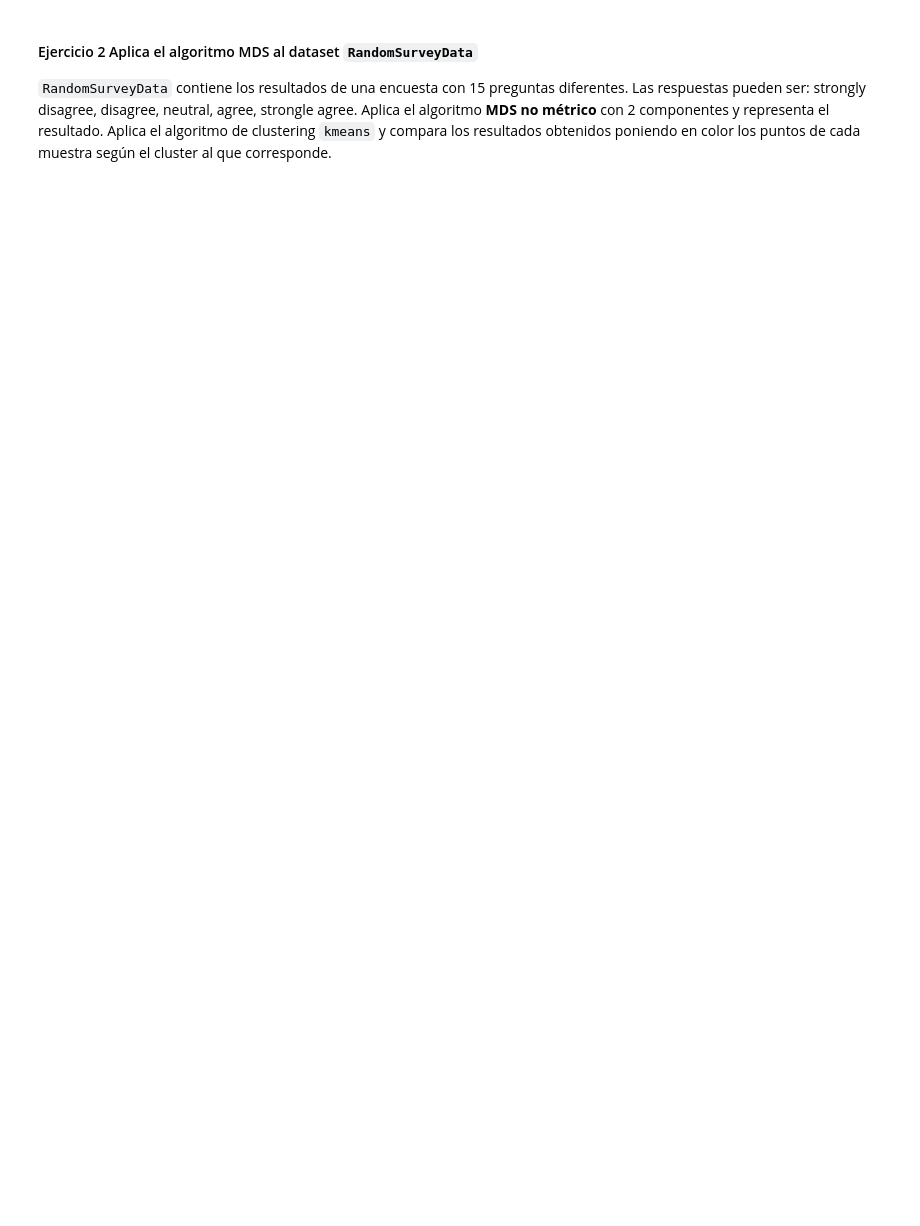
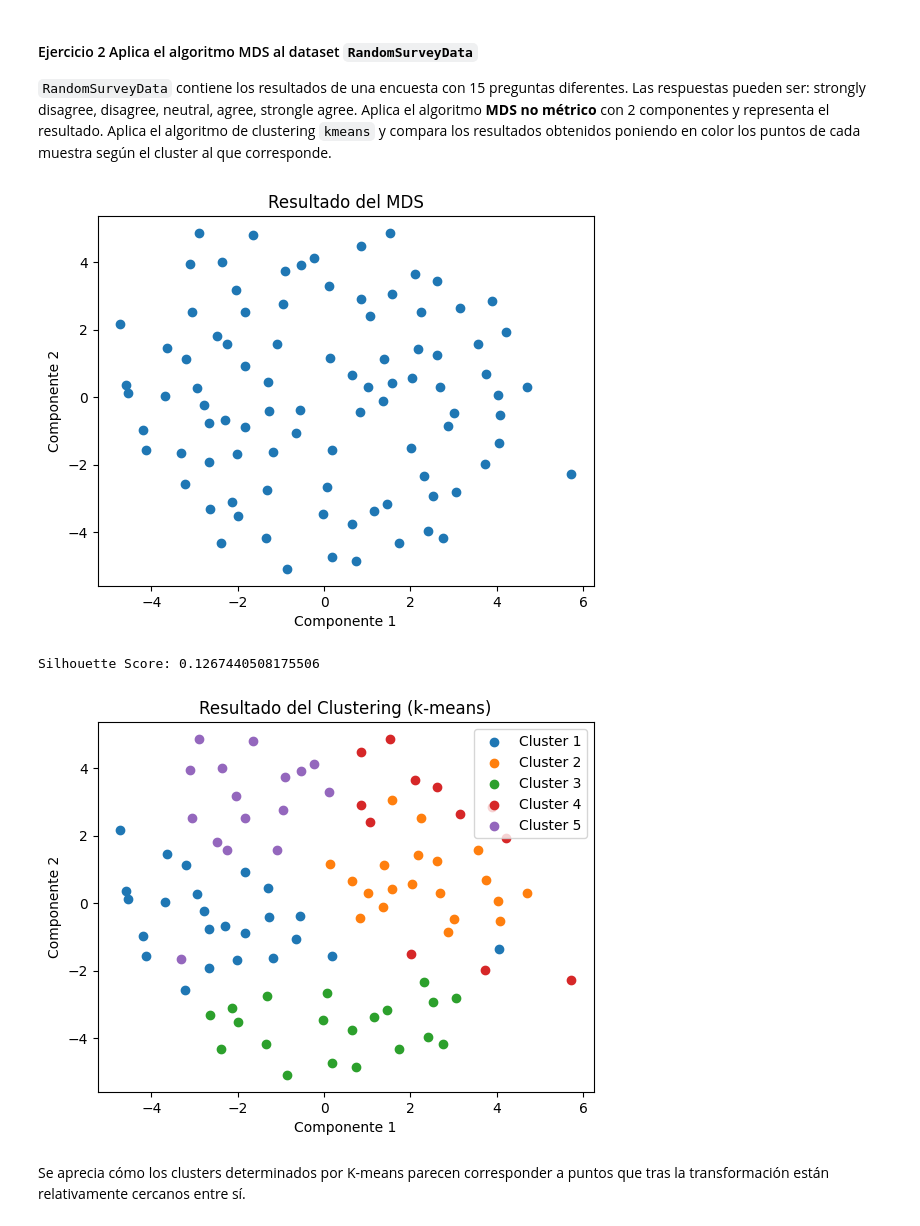
Before and after one commit to jemarle/AMII, a Jupyter notebook: Notebooks_alumno/Manifold Learning/MDS_alumno.ipynb, the cells around one changed output. Drawn from its saved outputs; the diff is of its cells as text; code cells hidden in the pictures; blank space fills up the shorter version.

```diff
--- a/Notebooks_alumno/Manifold Learning/MDS_alumno.ipynb
+++ b/Notebooks_alumno/Manifold Learning/MDS_alumno.ipynb
@@ -394,3 +412,56 @@ TypeError: MDS.__init__() got an unexpected keyword argument 'normalized_stress'
 #### Ejercicio 2 Aplica el algoritmo MDS al dataset `RandomSurveyData`
 
 `RandomSurveyData` contiene los resultados de una encuesta con 15 preguntas diferentes. Las respuestas pueden ser: strongly disagree, disagree, neutral, agree, strongle agree. Aplica el algoritmo **MDS no métrico** con 2 componentes y representa el resultado.  Aplica el algoritmo de clustering `kmeans` y compara los resultados obtenidos poniendo en color los puntos de cada muestra según el cluster al que corresponde.
+# %%
+import pandas as pd
+import matplotlib.pyplot as plt
+from sklearn.manifold import MDS
+from sklearn.cluster import KMeans
+from sklearn.preprocessing import LabelEncoder
+from sklearn.metrics import silhouette_score
+from sklearn.decomposition import PCA
+
+data = pd.read_csv("RandomSurveyData.csv")
+
+le = LabelEncoder()
+RandomSurveyData_encoded = data.apply(le.fit_transform)
+X_randomSurvey = RandomSurveyData_encoded.iloc[:, :-1]
+
+mds = MDS(n_components=2, dissimilarity='euclidean')
+mds_result = mds.fit_transform(X_randomSurvey)
+
+
+plt.scatter(mds_result[:, 0], mds_result[:, 1])
+plt.title('Resultado del MDS')
+plt.xlabel("Componente 1")
+plt.ylabel("Componente 2")
+plt.show()
+
+
+num_clusters = 5
+kmeans = KMeans(n_clusters=num_clusters)
+kmeans_result = kmeans.fit_predict(X_randomSurvey)
+
+
+silhouette_avg = silhouette_score(X_randomSurvey, kmeans_result)
+print(f"Silhouette Score: {silhouette_avg}")
+
+
+for cluster in range(num_clusters):
+    cluster_points = mds_result[kmeans_result == cluster]
+    plt.scatter(cluster_points[:, 0], cluster_points[:, 1], label=f'Cluster {cluster+1}')
+
+# Agregar leyenda
+plt.legend(loc='upper right')
+plt.xlabel("Componente 1")
+plt.ylabel("Componente 2")
+
+
+plt.title('Resultado del Clustering (k-means)')
+plt.show()
+# %% [output]
+[figure, added]
+Silhouette Score: 0.1267440508175506
+[figure, added]
+# %% [markdown]
+Se aprecia cómo los clusters determinados por K-means parecen corresponder a puntos que tras la transformación están relativamente cercanos entre sí.
```
Also changed, not shown: parts of 12 cells of this notebook, 2 other files.
